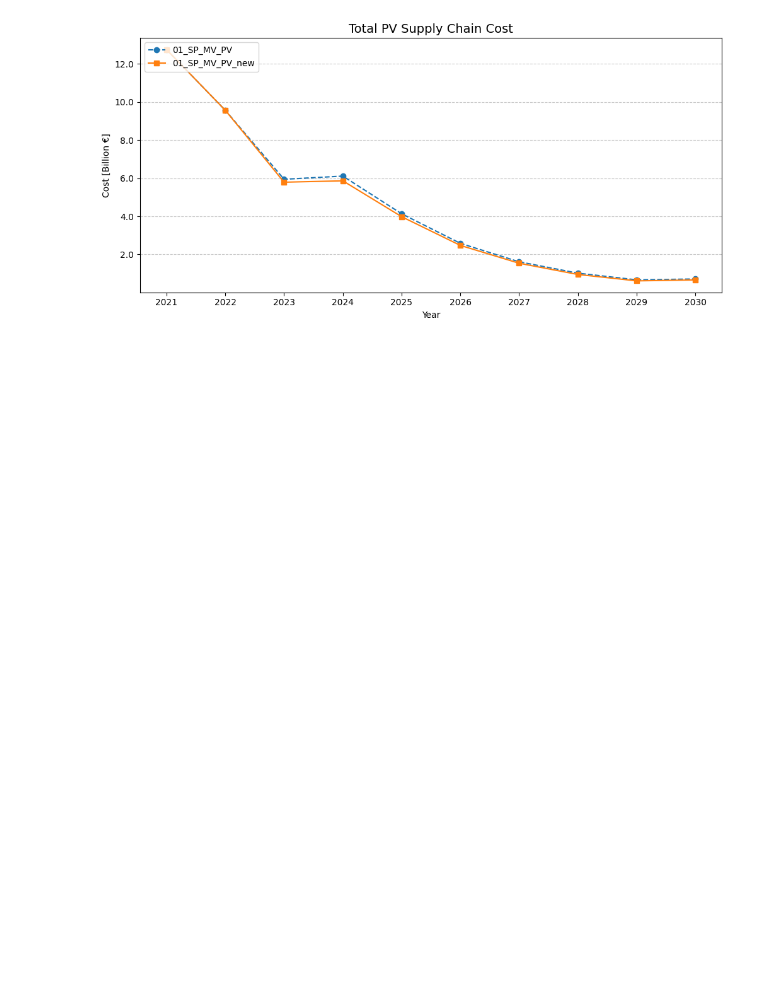
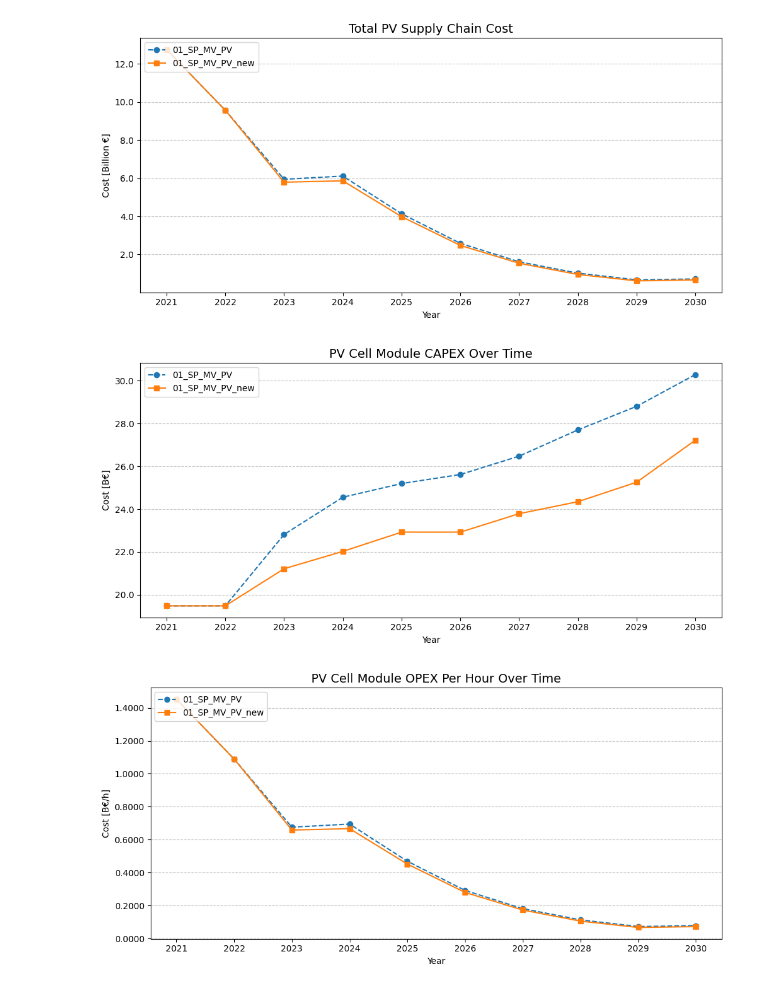
Before and after one commit to NicolaL1/ZEN-garden_SP, a Jupyter notebook: Data_PV/PV_plots.ipynb, the cells around one changed output. Drawn from its saved outputs; the diff is of its cells as text; code cells hidden in the pictures; blank space fills up the shorter version.

```diff
--- a/Data_PV/PV_plots.ipynb
+++ b/Data_PV/PV_plots.ipynb
@@ -89,30 +89,97 @@ def plot_total_pv_cost():
     plt.plot(cost1["year"], cost1["value"], label=dataset_name_1, color=colors[dataset_name_1],
              linestyle=linestyles[dataset_name_1], marker=marker_styles[dataset_name_1])
     plt.plot(cost2["year"], cost2["value"], label=dataset_name_2, color=colors[dataset_name_2],
              linestyle=linestyles[dataset_name_2], marker=marker_styles[dataset_name_2])
 
     plt.title("Total PV Supply Chain Cost", fontsize=14)
     plt.xlabel("Year")
     plt.ylabel("Cost [Billion €]")
     plt.grid(axis='y', linestyle="--", alpha=0.7)
     plt.legend(loc='upper left')
     plt.tight_layout()
     plt.xticks(ticks=years, labels=[str(y) for y in years])
 
     # Format y-axis with commas and one decimal
     ax = plt.gca()
     ax.yaxis.set_major_formatter(ticker.FuncFormatter(lambda x, _: f'{x:,.1f}'))
 
     if save_plots:
         plt.savefig(save_path / "pv_module_cost_total.pdf", format='pdf', bbox_inches='tight')
 
     plt.show()
 
+def plot_pv_cost_component(component_name, title, file_name, divide_by_hours=False):
+    df1 = r1.get_full_ts(component_name).reset_index()
+    df2 = r2.get_full_ts(component_name).reset_index()
+
+    # Optional filtering if "technology" exists
+    if "technology" in df1.columns:
+        df1 = df1[df1["technology"] == "cell_pv_module"]
+    if "technology" in df2.columns:
+        df2 = df2[df2["technology"] == "cell_pv_module"]
+
+    # Ensure year is calendar-based
+    if "year" in df1.columns:
+        df1["year"] = df1["year"] + start_year
+        df2["year"] = df2["year"] + start_year
+    else:
+        print(f"❌ 'year' column not found in {component_name} data.")
+        return
+
+    # Convert to B€ (from M€)
+    df1["value"] = df1["value"] / 1e3
+    df2["value"] = df2["value"] / 1e3
+
+    # Divide by hours if requested
+    if divide_by_hours:
+        df1["value"] = df1["value"] / 8760
+        df2["value"] = df2["value"] / 8760
+
+    years = sorted(set(df1["year"]).union(set(df2["year"])))
+
+    plt.figure(figsize=(10, 5))
+    plt.plot(df1["year"], df1["value"], label=dataset_name_1, color=colors[dataset_name_1],
+             linestyle=linestyles[dataset_name_1], marker=marker_styles[dataset_name_1])
+    plt.plot(df2["year"], df2["value"], label=dataset_name_2, color=colors[dataset_name_2],
+             linestyle=linestyles[dataset_name_2], marker=marker_styles[dataset_name_2])
+
+    plt.title(title, fontsize=14)
+    plt.xlabel("Year")
+    y_label = "Cost [B€/h]" if divide_by_hours else "Cost [B€]"
+    plt.ylabel(y_label)
+    plt.grid(axis='y', linestyle="--", alpha=0.7)
+    plt.legend(loc='upper left')
+    plt.tight_layout()
+    plt.xticks(ticks=years, labels=[str(y) for y in years])
+
+    ax = plt.gca()
+    ax.yaxis.set_major_formatter(ticker.FuncFormatter(lambda x, _: f'{x:,.4f}' if divide_by_hours else f'{x:,.1f}'))
+
+    if save_plots:
+        plt.savefig(save_path / f"{file_name}.pdf", format='pdf', bbox_inches='tight')
+
+    plt.show()
+
 
 
 # === Run All ===
 plot_total_pv_demand()
 plot_total_pv_cost()
+
+plot_pv_cost_component(
+    component_name="cost_capex_yearly_total",
+    title="PV Cell Module CAPEX Over Time",
+    file_name="pv_cell_module_capex"
+)
+
+plot_pv_cost_component(
+    component_name="cost_opex_yearly_total",
+    title="PV Cell Module OPEX Per Hour Over Time",
+    file_name="pv_cell_module_opex_per_hour",
+    divide_by_hours=True
+)
 # %% [output]
 [figure]
 [figure]
+[figure, added]
+[figure, added]
```
Also changed, not shown: parts of 1 cell of this notebook.
